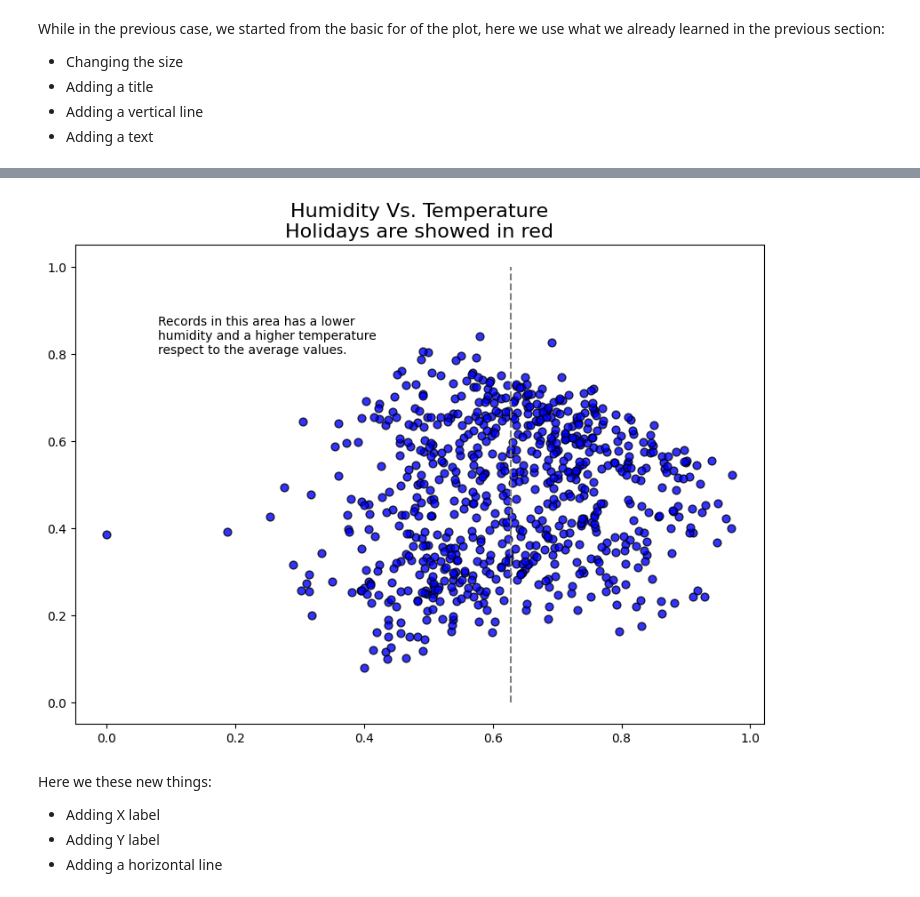
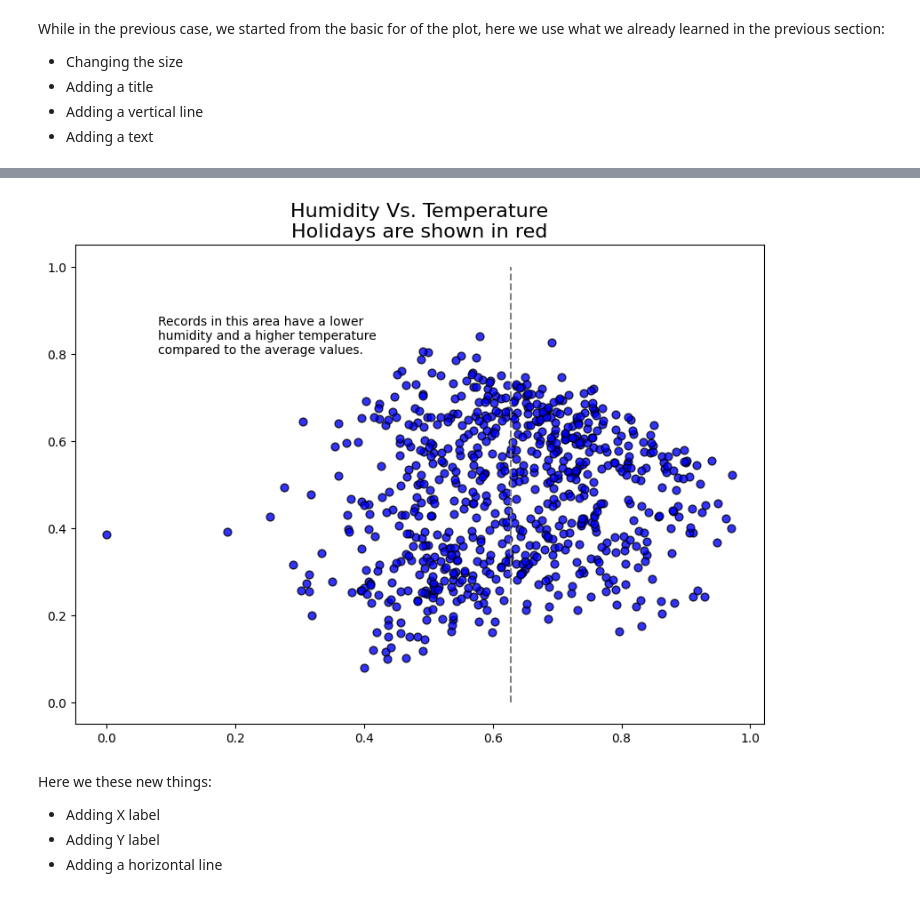
Before and after one commit to Naviden/basic_python_visualization, a Jupyter notebook: Case Study/Case_Study_1.ipynb, the cells around one changed output, grey strips where cells are left out. Saved outputs shown, nothing was run; the diff lists cells and outputs as text; code cells hidden in the pictures.

```diff
--- a/Case Study/Case_Study_1.ipynb
+++ b/Case Study/Case_Study_1.ipynb
@@ -127,17 +127,17 @@ While in the previous case, we started from the basic for of the plot, here we u
 # %%
 plt.figure(figsize=(10, 7))
 
 plt.scatter(df.hum, df.atemp, c='b', alpha=0.8, edgecolors='k', s=40)
 
-plt.title('Humidity Vs. Temperature\nHolidays are showed in red', fontsize=16)
+plt.title('Humidity Vs. Temperature\nHolidays are shown in red', fontsize=16)
 plt.vlines(np.mean(df.hum), 0, 1, 'grey', linestyles='--')
 plt.text(
     0.08, 0.8,
-    'Records in this area has a lower\nhumidity and a higher temperature\nrespect to the average values.'
+    'Records in this area have a lower\nhumidity and a higher temperature\ncompared to the average values.'
 )
 plt.show()
 # %% [output]
-[figure, old version]
+[figure, new version]
 # %% [markdown]
 Here we these new things:
 - Adding X label
```
Also changed, not shown: parts of 12 cells of this notebook, 6 other files.
